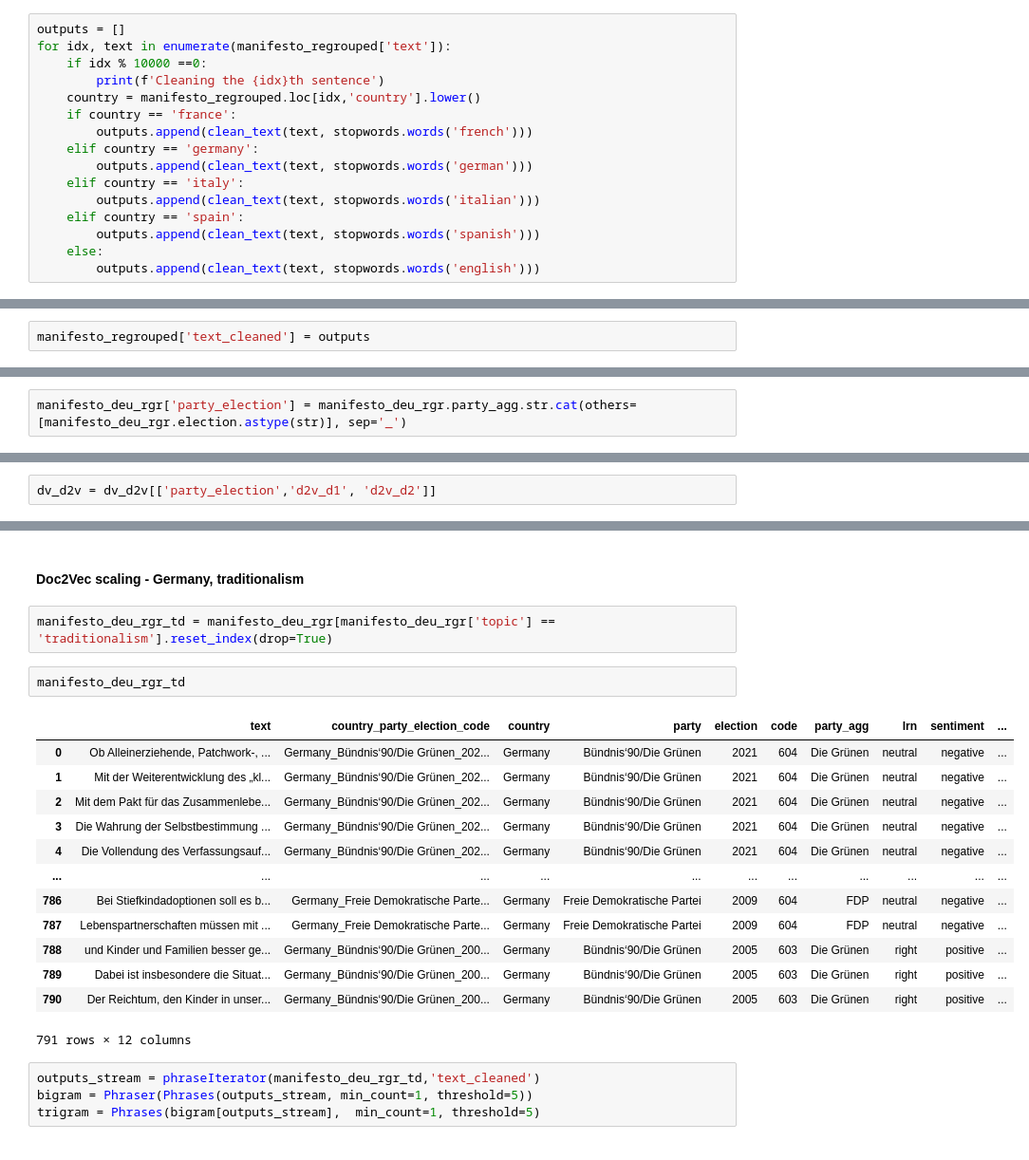
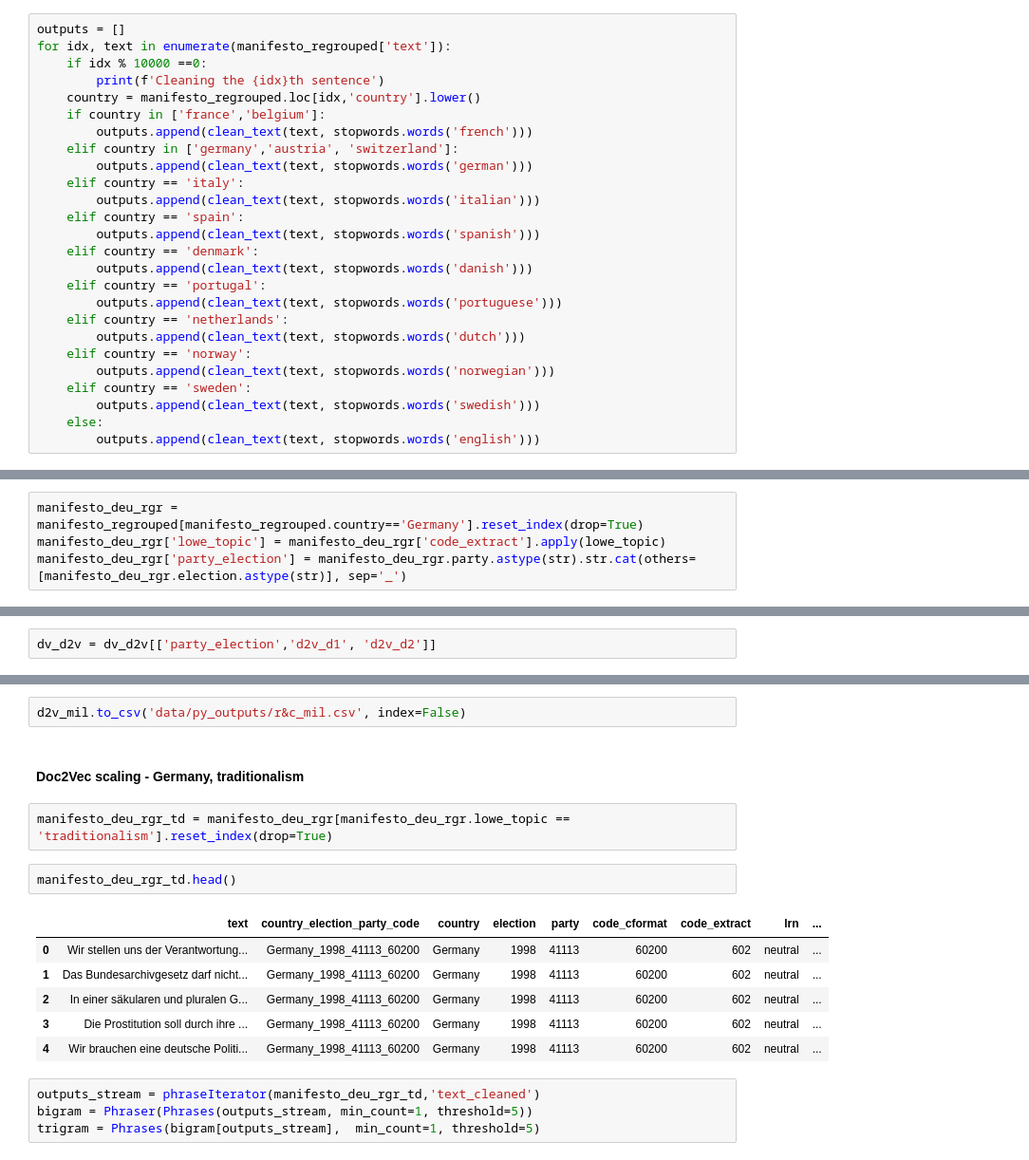
Before and after one commit to hungnguyen167/ContextScale, a Jupyter notebook: 04_tfscale.ipynb, the cells around one changed output, grey strips where cells are left out. Shown at 95% size. Saved outputs shown, nothing was run; the diff lists cells and outputs as text.

```diff
--- a/04_tfscale.ipynb
+++ b/04_tfscale.ipynb
@@ -1542,13 +1300,23 @@ for idx, text in enumerate(manifesto_regrouped['text']):
     if idx % 10000 ==0:
         print(f'Cleaning the {idx}th sentence')
     country = manifesto_regrouped.loc[idx,'country'].lower()
-    if country == 'france':
+    if country in ['france','belgium']:
         outputs.append(clean_text(text, stopwords.words('french')))
-    elif country == 'germany':
+    elif country in ['germany','austria', 'switzerland']:
         outputs.append(clean_text(text, stopwords.words('german')))
     elif country == 'italy':
         outputs.append(clean_text(text, stopwords.words('italian')))
     elif country == 'spain':
         outputs.append(clean_text(text, stopwords.words('spanish')))
+    elif country == 'denmark':
+        outputs.append(clean_text(text, stopwords.words('danish')))
+    elif country == 'portugal':
+        outputs.append(clean_text(text, stopwords.words('portuguese')))
+    elif country == 'netherlands':
+        outputs.append(clean_text(text, stopwords.words('dutch')))
+    elif country == 'norway':
+        outputs.append(clean_text(text, stopwords.words('norwegian')))
+    elif country == 'sweden':
+        outputs.append(clean_text(text, stopwords.words('swedish')))
     else:
         outputs.append(clean_text(text, stopwords.words('english')))
@@ -1657,2 +1417,0 @@ Cleaning the 90001th sentence
-# %%
-manifesto_regrouped['text_cleaned'] = outputs
@@ -1807,2 +1536,4 @@ manifesto_deu_rgr['text_cleaned'] = outputs
 # %%
-manifesto_deu_rgr['party_election'] = manifesto_deu_rgr.party_agg.str.cat(others=[manifesto_deu_rgr.election.astype(str)], sep='_')
+manifesto_deu_rgr = manifesto_regrouped[manifesto_regrouped.country=='Germany'].reset_index(drop=True)
+manifesto_deu_rgr['lowe_topic'] = manifesto_deu_rgr['code_extract'].apply(lowe_topic)
+manifesto_deu_rgr['party_election'] = manifesto_deu_rgr.party.astype(str).str.cat(others=[manifesto_deu_rgr.election.astype(str)], sep='_')
@@ -1896 +1819,3 @@ dv_d2v.to_csv('data/py_outputs/d2v_gen.csv', index=False)
+# %%
+d2v_mil.to_csv('data/py_outputs/r&c_mil.csv', index=False)
 # %% [markdown]
@@ -1898,21 +1823,14 @@ dv_d2v.to_csv('data/py_outputs/d2v_gen.csv', index=False)
 # %%
-manifesto_deu_rgr_td = manifesto_deu_rgr[manifesto_deu_rgr['topic'] == 'traditionalism'].reset_index(drop=True)
+manifesto_deu_rgr_td = manifesto_deu_rgr[manifesto_deu_rgr.lowe_topic == 'traditionalism'].reset_index(drop=True)
 # %%
-manifesto_deu_rgr_td
+manifesto_deu_rgr_td.head()
 # %% [output]
-|  | text | country_party_election_code | country | party | election | code | party_agg | lrn | sentiment | ... |
-| 0 | Ob Alleinerziehende, Patchwork-, ... | Germany_Bündnis‘90/Die Grünen_202... | Germany | Bündnis‘90/Die Grünen | 2021 | 604 | Die Grünen | neutral | negative | ... |
-| 1 | Mit der Weiterentwicklung des „kl... | Germany_Bündnis‘90/Die Grünen_202... | Germany | Bündnis‘90/Die Grünen | 2021 | 604 | Die Grünen | neutral | negative | ... |
-| 2 | Mit dem Pakt für das Zusammenlebe... | Germany_Bündnis‘90/Die Grünen_202... | Germany | Bündnis‘90/Die Grünen | 2021 | 604 | Die Grünen | neutral | negative | ... |
-| 3 | Die Wahrung der Selbstbestimmung ... | Germany_Bündnis‘90/Die Grünen_202... | Germany | Bündnis‘90/Die Grünen | 2021 | 604 | Die Grünen | neutral | negative | ... |
-| 4 | Die Vollendung des Verfassungsauf... | Germany_Bündnis‘90/Die Grünen_202... | Germany | Bündnis‘90/Die Grünen | 2021 | 604 | Die Grünen | neutral | negative | ... |
-| ... | ... | ... | ... | ... | ... | ... | ... | ... | ... | ... |
-| 786 | Bei Stiefkindadoptionen soll es b... | Germany_Freie Demokratische Parte... | Germany | Freie Demokratische Partei | 2009 | 604 | FDP | neutral | negative | ... |
-| 787 | Lebenspartnerschaften müssen mit ... | Germany_Freie Demokratische Parte... | Germany | Freie Demokratische Partei | 2009 | 604 | FDP | neutral | negative | ... |
-| 788 | und Kinder und Familien besser ge... | Germany_Bündnis‘90/Die Grünen_200... | Germany | Bündnis‘90/Die Grünen | 2005 | 603 | Die Grünen | right | positive | ... |
-| 789 | Dabei ist insbesondere die Situat... | Germany_Bündnis‘90/Die Grünen_200... | Germany | Bündnis‘90/Die Grünen | 2005 | 603 | Die Grünen | right | positive | ... |
-| 790 | Der Reichtum, den Kinder in unser... | Germany_Bündnis‘90/Die Grünen_200... | Germany | Bündnis‘90/Die Grünen | 2005 | 603 | Die Grünen | right | positive | ... |
+|  | text | country_election_party_code | country | election | party | code_cformat | code_extract | lrn | ... |
+| 0 | Wir stellen uns der Verantwortung... | Germany_1998_41113_60200 | Germany | 1998 | 41113 | 60200 | 602 | neutral | ... |
+| 1 | Das Bundesarchivgesetz darf nicht... | Germany_1998_41113_60200 | Germany | 1998 | 41113 | 60200 | 602 | neutral | ... |
+| 2 | In einer säkularen und pluralen G... | Germany_1998_41113_60200 | Germany | 1998 | 41113 | 60200 | 602 | neutral | ... |
+| 3 | Die Prostitution soll durch ihre ... | Germany_1998_41113_60200 | Germany | 1998 | 41113 | 60200 | 602 | neutral | ... |
+| 4 | Wir brauchen eine deutsche Politi... | Germany_1998_41113_60200 | Germany | 1998 | 41113 | 60200 | 602 | neutral | ... |
-791 rows × 12 columns
 # %%
 outputs_stream = phraseIterator(manifesto_deu_rgr_td,'text_cleaned')
 bigram = Phraser(Phrases(outputs_stream, min_count=1, threshold=5))
```
Also changed, not shown: parts of 571 cells of this notebook, 43 other files.
